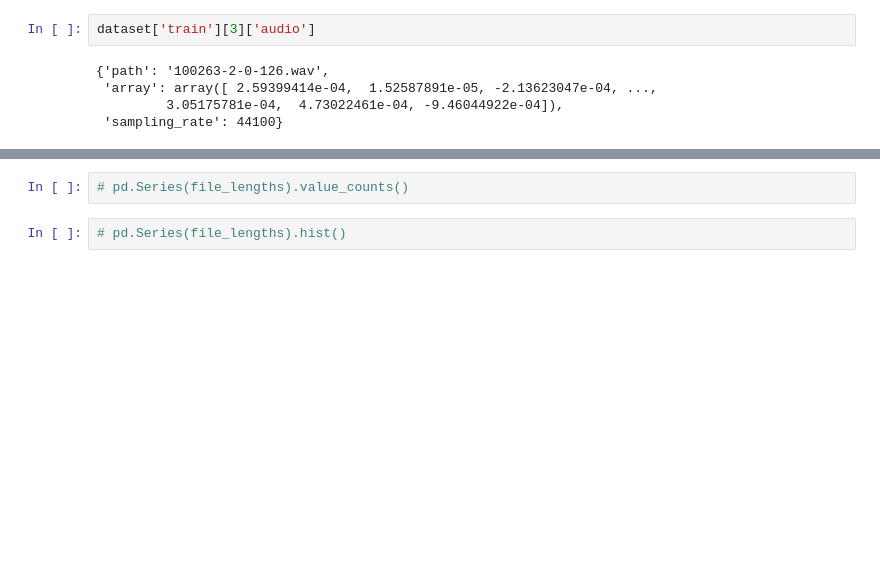
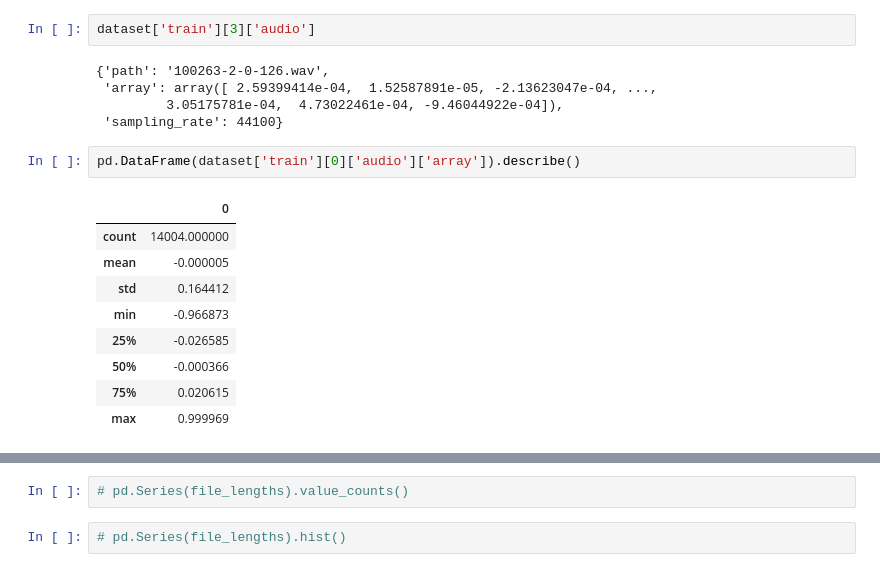
Before and after one commit to alexeyum/sound-event-finder, a Jupyter notebook: training/BaselineSoundClassification.ipynb, the cells around one changed output, grey strips where cells are left out. Cells and saved outputs as stored; diff of their text form; blank space fills up the shorter version.

Commit message:
Analyzed dataset to understand sound values range

```diff
--- a/training/BaselineSoundClassification.ipynb
+++ b/training/BaselineSoundClassification.ipynb
@@ -80,3 +79,15 @@ dataset['train'][3]['audio']
  'array': array([ 2.59399414e-04,  1.52587891e-05, -2.13623047e-04, ...,
          3.05175781e-04,  4.73022461e-04, -9.46044922e-04]),
  'sampling_rate': 44100}
+# %%
+pd.DataFrame(dataset['train'][0]['audio']['array']).describe()
+# %% [output]
+|  | 0 |
+| count | 14004.000000 |
+| mean | -0.000005 |
+| std | 0.164412 |
+| min | -0.966873 |
+| 25% | -0.026585 |
+| 50% | -0.000366 |
+| 75% | 0.020615 |
+| max | 0.999969 |
```
Also changed, not shown: parts of 5 cells of this notebook.
